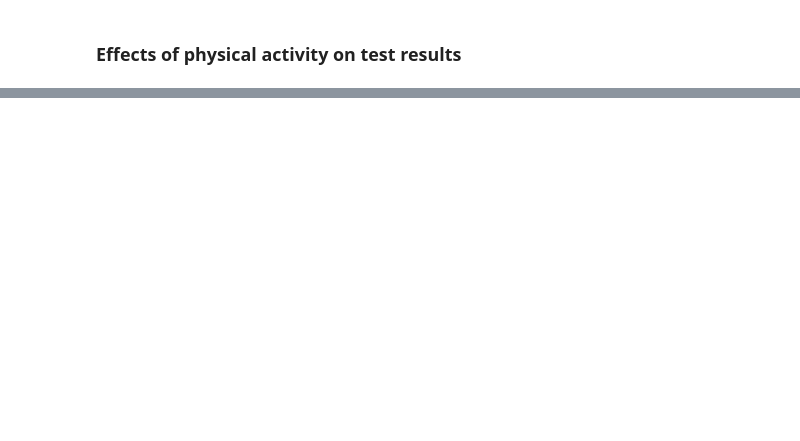
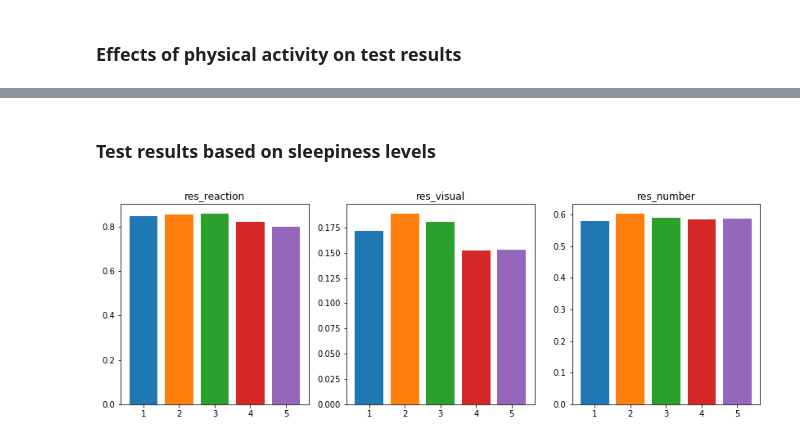
Before and after one commit to kasparho/how-circadian-rhythms-affect-performance, a Jupyter notebook: data_cleaning.ipynb, the cells around one changed output, grey strips where cells are left out. Saved outputs shown, nothing was run; the diff lists cells and outputs as text; code cells hidden in the pictures; blank space fills up the shorter version.

Commit message:
added figures for effects of sleep

```diff
--- a/data_cleaning.ipynb
+++ b/data_cleaning.ipynb
@@ -400,0 +470,24 @@ print("Intensive - visual: ", int_vis)
+# %% [markdown]
+### Test results based on sleepiness levels
+# %%
+grouped_sleepy_subjects = \
+    common[["user_id", "sleepy", "res_number", "res_visual", "res_reaction"]]\
+        .groupby(["user_id", "sleepy"]).mean()\
+        .groupby("sleepy").mean()
+
+
+## Average results of averaged subjects results
+
+fig, plots = plt.subplots(1, 3, figsize = (14, 4.5))
+
+for column, plot in zip(res_columns, plots):
+
+    draw_bar_plot(plot, column, ['1', '2', '3', '4', '5'], [
+        grouped_sleepy_subjects[column][0],
+        grouped_sleepy_subjects[column][1],
+        grouped_sleepy_subjects[column][2],
+        grouped_sleepy_subjects[column][3],
+        grouped_sleepy_subjects[column][4]
+        ])
+# %% [output]
+[figure, added]
```
Also changed, not shown: parts of 18 cells of this notebook.
